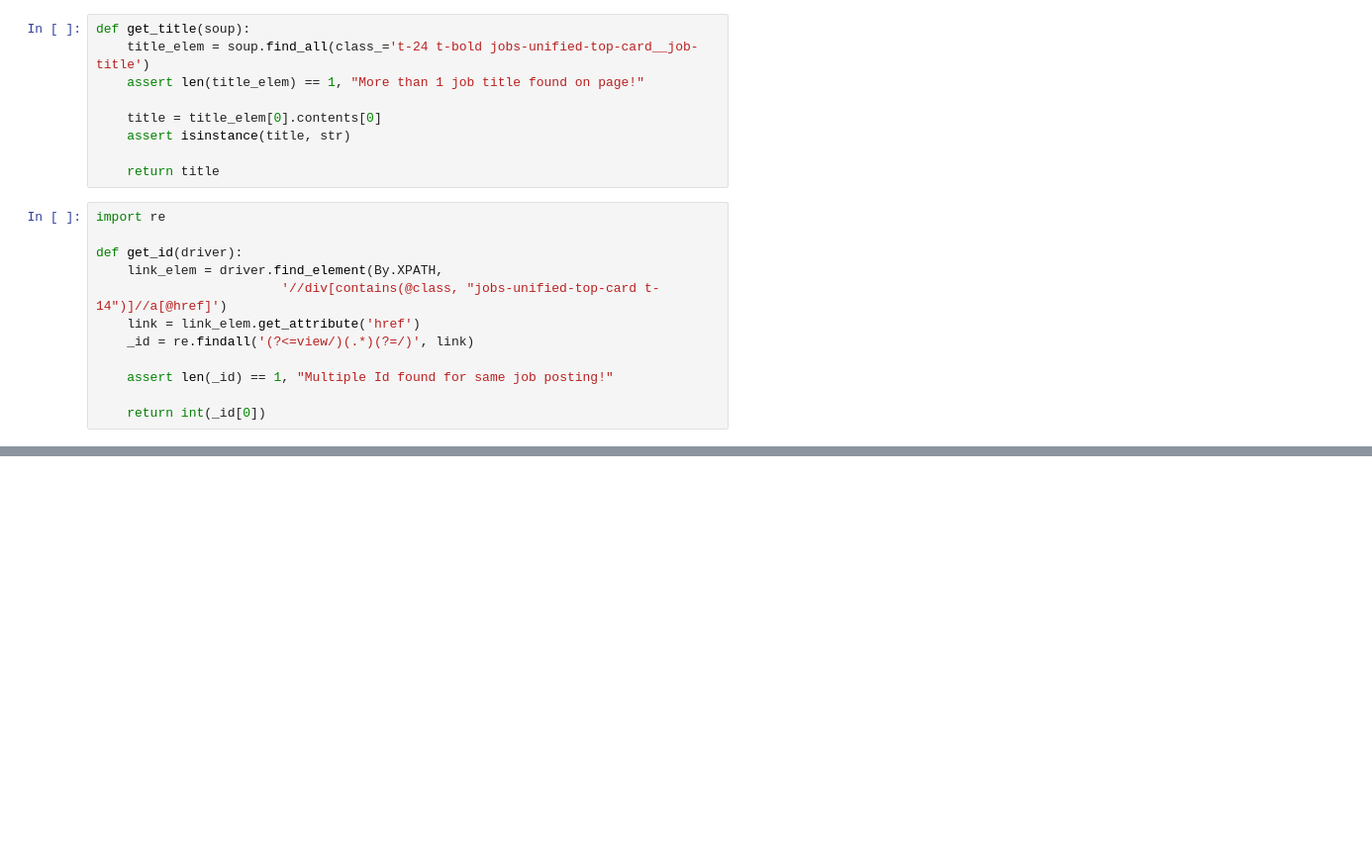
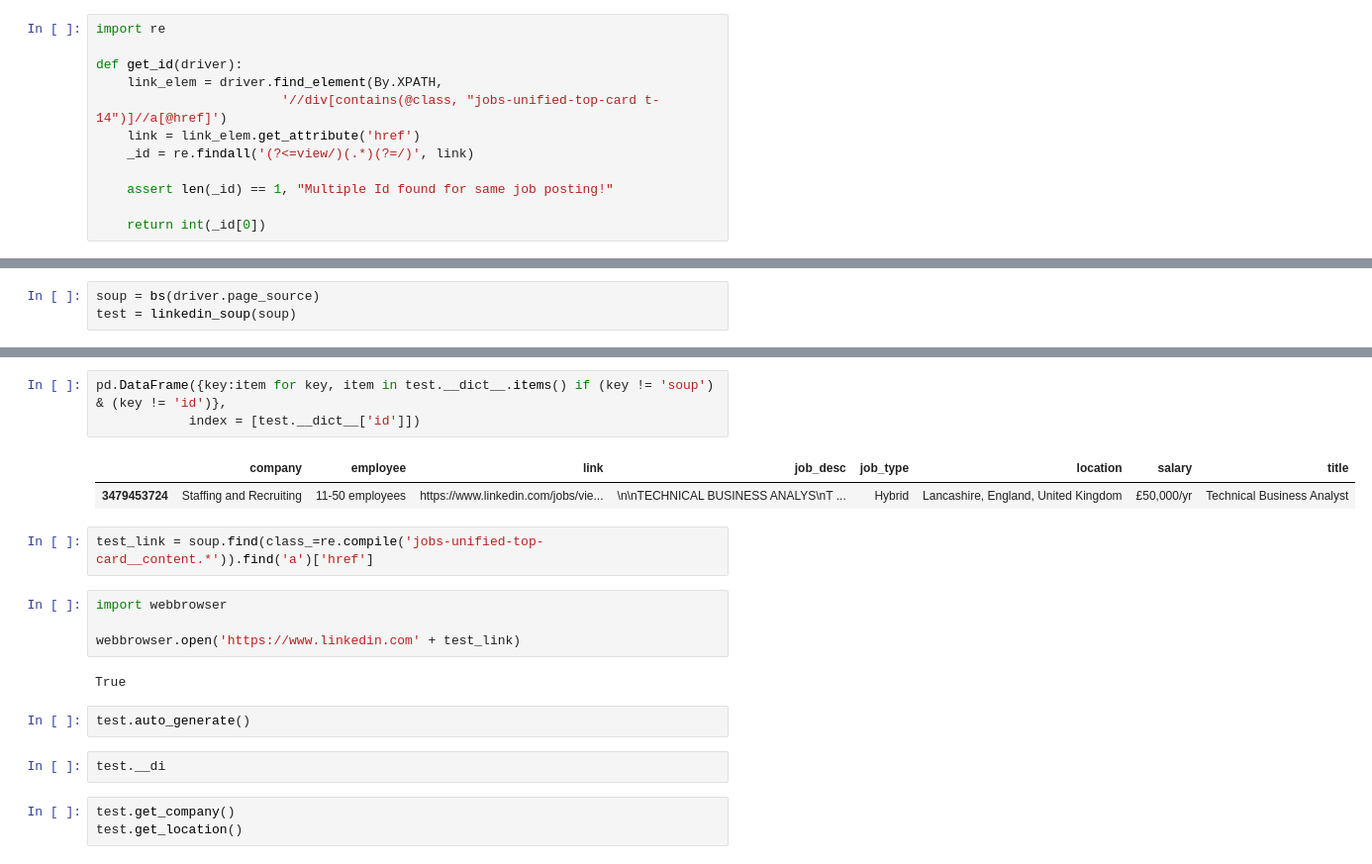
Before and after one commit to ShiYang1101/linkedin-scrape, a Jupyter notebook: scrape.ipynb, the cells around one changed output, grey strips where cells are left out. Shown at 99% size. Cells and saved outputs as stored; diff of their text form; blank space fills up the shorter version.

```diff
--- a/scrape.ipynb
+++ b/scrape.ipynb
@@ -72,12 +64,3 @@ test_source = bs(driver.page_source)
-# %%
-def get_title(soup):
-    title_elem = soup.find_all(class_='t-24 t-bold jobs-unified-top-card__job-title')
-    assert len(title_elem) == 1, "More than 1 job title found on page!"
-
-    title = title_elem[0].contents[0]
-    assert isinstance(title, str)
-
-    return title
 # %%
 import re
 
@@ -119,0 +252,3 @@ driver.find_element(By.XPATH, "//button[contains(@aria-label, 'View strong skill
+# %%
+soup = bs(driver.page_source)
+test = linkedin_soup(soup)
@@ -119,0 +260,21 @@ driver.find_element(By.XPATH, "//button[contains(@aria-label, 'View strong skill
+# %%
+pd.DataFrame({key:item for key, item in test.__dict__.items() if (key != 'soup') & (key != 'id')},
+            index = [test.__dict__['id']])
+# %% [output]
+|  | company | employee | link | job_desc | job_type | location | salary | title |
+| 3479453724 | Staffing and Recruiting | 11-50 employees | https://www.linkedin.com/jobs/vie... | \n\nTECHNICAL BUSINESS ANALYS\nT ... | Hybrid | Lancashire, England, United Kingdom | £50,000/yr | Technical Business Analyst |
+# %%
+test_link = soup.find(class_=re.compile('jobs-unified-top-card__content.*')).find('a')['href']
+# %%
+import webbrowser
+
+webbrowser.open('https://www.linkedin.com' + test_link)
+# %% [output]
+True
+# %%
+test.auto_generate()
+# %%
+test.__di
+# %%
+test.get_company()
+test.get_location()
```
Also changed, not shown: parts of 38 cells of this notebook, 1 other file.
